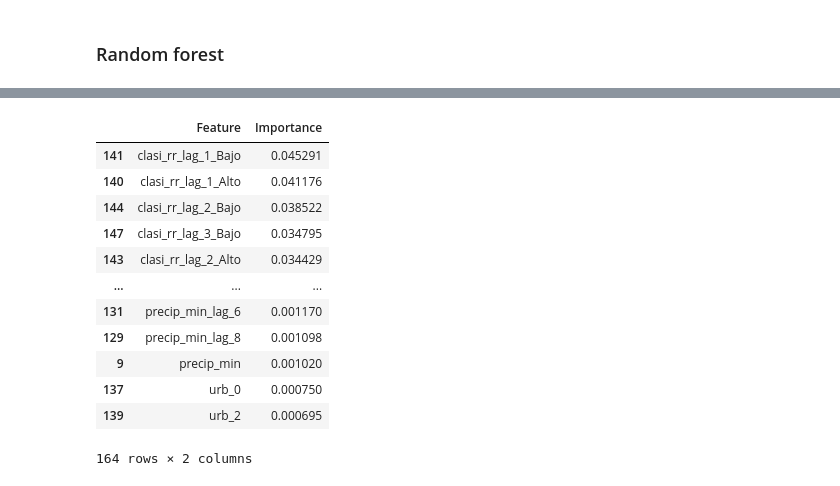
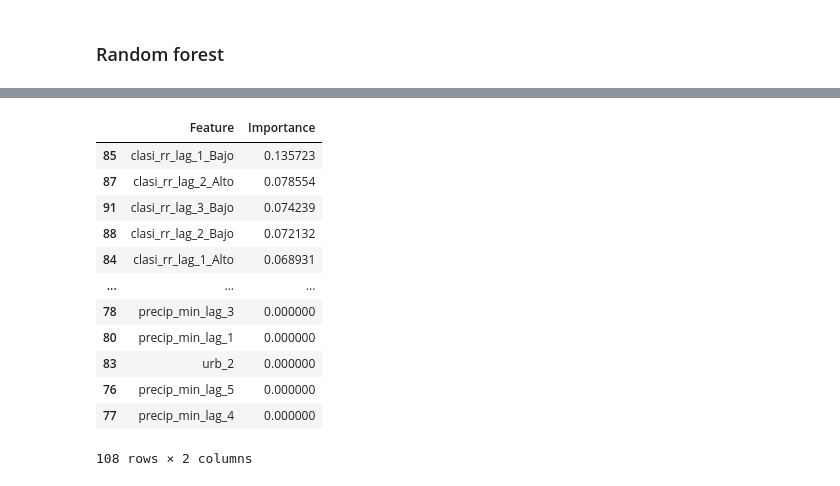
Before and after one commit to artisticlimon/dengue-model, a Jupyter notebook: models/baseline_rr_classi.ipynb, the cells around one changed output, grey strips where cells are left out. Cells and saved outputs as stored; diff of their text form; code cells hidden in the pictures.

```diff
--- a/models/baseline_rr_classi.ipynb
+++ b/models/baseline_rr_classi.ipynb
@@ -22,24 +30,41 @@ df.head()
 # %%
-# CHANGE THIS WHEN THE DATA IS OK, THIS IS BASICALLY A SIN TO GET THE MODEL TO WORK
 df.drop(columns=['casos'], inplace=True)
 df.drop(columns = ["rr"], inplace = True)
+df.drop(columns = ["clasi_rr_no_0"], inplace = True)
+df.drop(columns = ["tmax_mean"], inplace = True)
+df.drop(columns = ["tmin_mean"], inplace = True)
+df.drop(columns = ["temp_prom"], inplace = True)
+df.drop(columns = ["precip_total"], inplace = True)
+df.drop(columns = ["precip_max"], inplace = True)
+df.drop(columns = ["precip_min"], inplace = True)
+df.drop(columns = ["precip_median"], inplace = True)
+df.drop(columns = ["precip_mean"], inplace = True)
+df.drop(columns = ["ndvi"], inplace = True)
 # %%
 df.drop(columns = ["rr_lag_1"], inplace = True)
 df.drop(columns = ["casos_lag_1"], inplace = True)
+df.drop(columns = ["clasi_rr_no_0_lag_1"], inplace = True)
 df.drop(columns = ["rr_lag_2"], inplace = True)
 df.drop(columns = ["casos_lag_2"], inplace = True)
+df.drop(columns = ["clasi_rr_no_0_lag_2"], inplace = True)
 df.drop(columns = ["rr_lag_3"], inplace = True)
 df.drop(columns = ["casos_lag_3"], inplace = True)
+df.drop(columns = ["clasi_rr_no_0_lag_3"], inplace = True)
 df.drop(columns = ["rr_lag_4"], inplace = True)
 df.drop(columns = ["casos_lag_4"], inplace = True)
+df.drop(columns = ["clasi_rr_no_0_lag_4"], inplace = True)
 df.drop(columns = ["rr_lag_5"], inplace = True)
 df.drop(columns = ["casos_lag_5"], inplace = True)
+df.drop(columns = ["clasi_rr_no_0_lag_5"], inplace = True)
 df.drop(columns = ["rr_lag_6"], inplace = True)
 df.drop(columns = ["casos_lag_6"], inplace = True)
+df.drop(columns = ["clasi_rr_no_0_lag_6"], inplace = True)
 df.drop(columns = ["rr_lag_7"], inplace = True)
 df.drop(columns = ["casos_lag_7"], inplace = True)
+df.drop(columns = ["clasi_rr_no_0_lag_7"], inplace = True)
 df.drop(columns = ["rr_lag_8"], inplace = True)
 df.drop(columns = ["casos_lag_8"], inplace = True)
+df.drop(columns = ["clasi_rr_no_0_lag_8"], inplace = True)
 # %%
 df.shape
 # %% [output]
@@ -172,8 +227,15 @@ Text(0.5, 0, 'Coefficient')
 # %% [markdown]
 ### Random forest
 # %%
-rf = RandomForestClassifier()
+# rf = RandomForestClassifier(oob_score=True)
 
-rf.fit(X_train, y_train)
+# param_grid_rf = {
+#     'max_depth': [5, 6, 7, 8],
+#     'min_samples_split': [10, 100, 500],
+#     'ccp_alpha': [0, 1 /  10**5, 1 / 10**4, 1 / 10**3, 0.01, 0.1, 1, 10],
+#     "criterion": ["gini", "entropy"]
+# }
 
-y_pred_rf = rf.predict(X_test_for_reg_scaled)
+# # 3. Initialize and run Grid Search
+# grid_rf = GridSearchCV(estimator=rf, param_grid=param_grid_rf, cv = 5, n_jobs=-1, verbose=10)
+# grid_rf.fit(X_train, y_train)
@@ -204,22 +315,22 @@ ConfusionMatrixDisplay(confusion_matrix=cnf_matrix_rf).plot()
 # %%
-imp_rf_df = pd.DataFrame({"Feature": X_train.columns, "Importance": rf.feature_importances_})
+imp_rf_df = pd.DataFrame({"Feature": X_train.columns, "Importance": grid_rf.best_estimator_.feature_importances_})
 imp_rf_sorted = imp_rf_df.sort_values(by = "Importance", ascending=False)
 
 imp_rf_sorted
 # %% [output]
 |  | Feature | Importance |
-| 141 | clasi_rr_lag_1_Bajo | 0.045291 |
-| 140 | clasi_rr_lag_1_Alto | 0.041176 |
-| 144 | clasi_rr_lag_2_Bajo | 0.038522 |
-| 147 | clasi_rr_lag_3_Bajo | 0.034795 |
-| 143 | clasi_rr_lag_2_Alto | 0.034429 |
+| 85 | clasi_rr_lag_1_Bajo | 0.135723 |
+| 87 | clasi_rr_lag_2_Alto | 0.078554 |
+| 91 | clasi_rr_lag_3_Bajo | 0.074239 |
+| 88 | clasi_rr_lag_2_Bajo | 0.072132 |
+| 84 | clasi_rr_lag_1_Alto | 0.068931 |
 | ... | ... | ... |
-| 131 | precip_min_lag_6 | 0.001170 |
-| 129 | precip_min_lag_8 | 0.001098 |
-| 9 | precip_min | 0.001020 |
-| 137 | urb_0 | 0.000750 |
-| 139 | urb_2 | 0.000695 |
+| 78 | precip_min_lag_3 | 0.000000 |
+| 80 | precip_min_lag_1 | 0.000000 |
+| 83 | urb_2 | 0.000000 |
+| 76 | precip_min_lag_5 | 0.000000 |
+| 77 | precip_min_lag_4 | 0.000000 |
-164 rows × 2 columns
+108 rows × 2 columns
 # %%
 fig, ax = plt.subplots(figsize=(10, 8))
 imp_rf_sorted = imp_rf_df.sort_values(by = "Importance", ascending=True)
```
Also changed, not shown: parts of 54 cells of this notebook, 3 other files.
